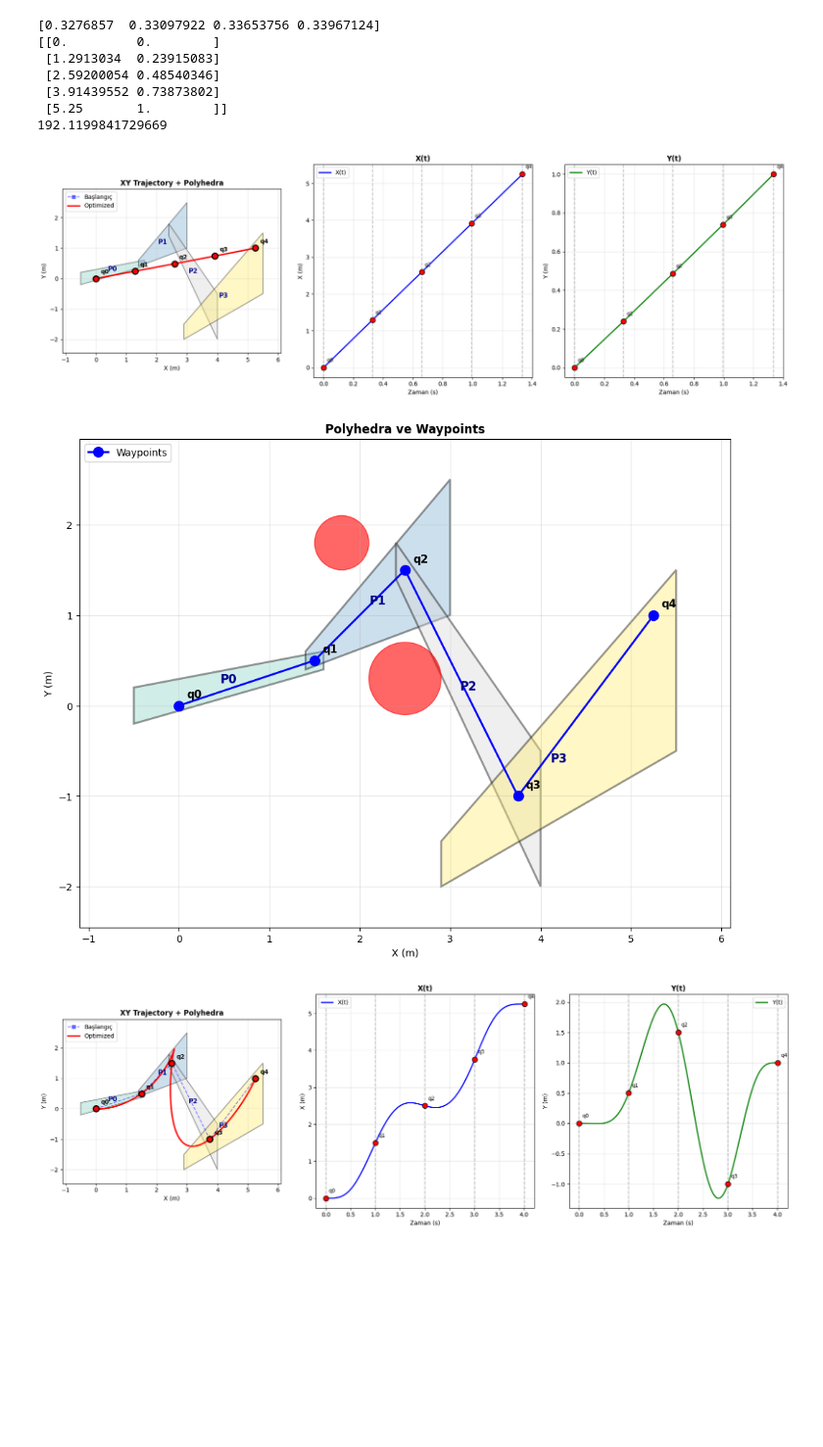
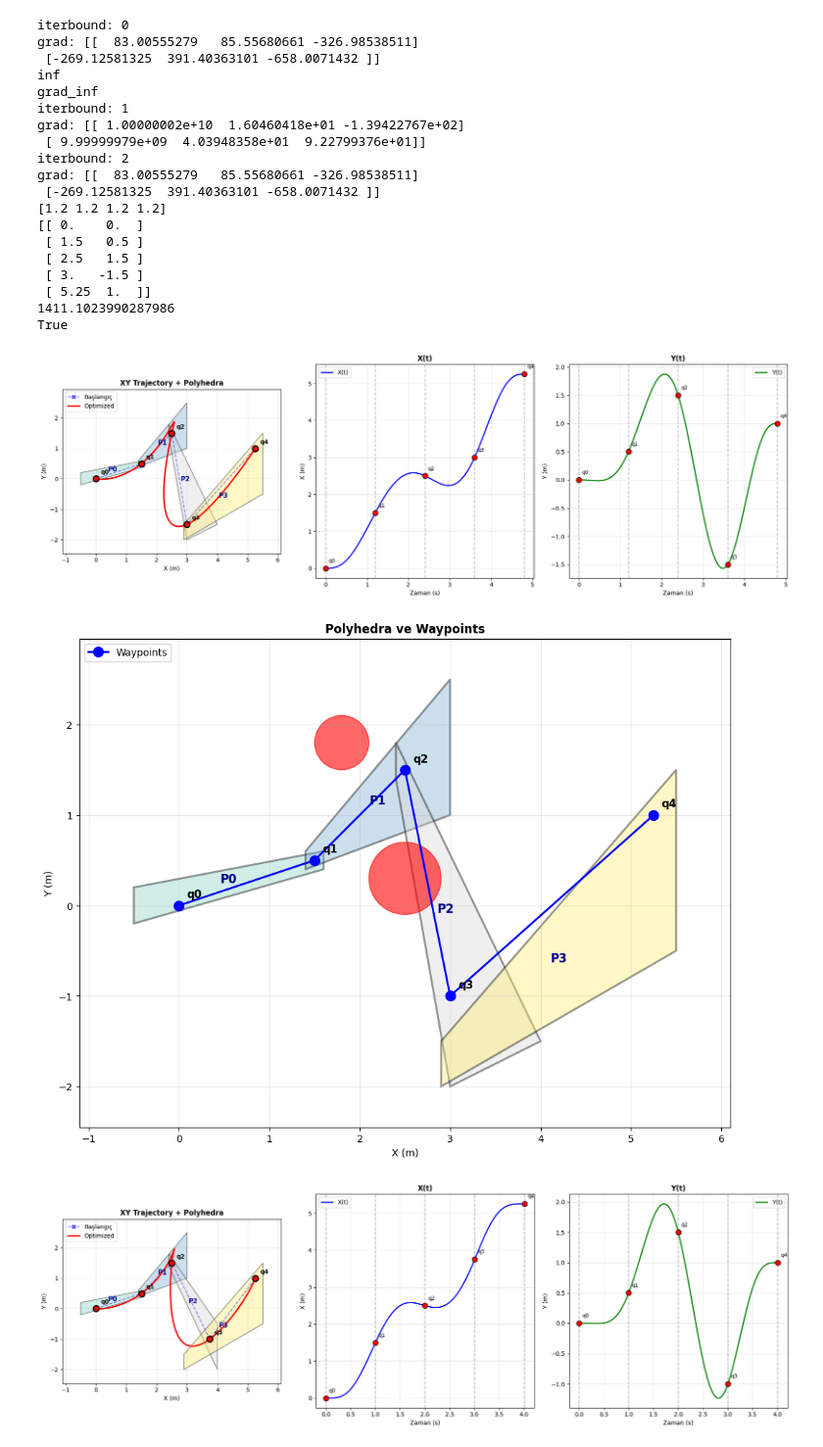
Before and after one commit to DemirDorukDilek/DDoP, a Jupyter notebook: Welcome_To_Colab (4).ipynb, the cells around one changed output. Shown at 98% size. Cells and saved outputs as stored; diff of their text form; code cells hidden in the pictures; blank space fills up the shorter version.

```diff
--- a/Welcome_To_Colab (4).ipynb
+++ b/Welcome_To_Colab (4).ipynb
@@ -42,7 +42,9 @@ class DDoPnD:
         self.v_max = 4.0
         self.a_max = 5.0
 
-        self.pakka = 0.5
+        self.pakka = 1.0
+
+        self.iter = 0
 
     def _unpack(self,x):
         idx = 0
@@ -204,7 +206,7 @@ class DDoPnD:
         for i in range(1,self.M):
             J_D_v += self.g(np.sum(np.power(self._compute_V(i),2))-np.power(self.v_max,2))
             J_D_a += self.g(np.sum(np.power(self._compute_a(i),2))-np.power(self.a_max,2))
-        return self.rho_t*J_D_t + self.rho_v*J_D_v + self.rho_a
+        return self.rho_t*J_D_t + self.rho_v*J_D_v + self.rho_a*J_D_a
 
     def grad_J_D(self):
         grad_T = np.zeros(self.M)
@@ -230,9 +232,10 @@ class DDoPnD:
                 A_j,b_j = self.polyhedra[j]
                 slack = b_j - A_j @ q_i
                 if np.any((slack)<=0):
+                    print("inf")
                     return float("inf")
 
-                J_F = self.pakka * np.sum(np.log(slack))
+                J_F -= self.pakka * np.sum(np.log(slack))
         return J_F
 
     def grad_J_F(self):
@@ -244,9 +247,10 @@ class DDoPnD:
                 A_j,b_j = self.polyhedra[j]
                 slack = b_j - A_j @ q_i
                 if np.any((slack)<=0):
+                    print("grad_inf")
                     grad_q_i += 1e10*np.ones(self.dim)
                 else:
-                    grad_q_i +=  self.pakka * A_j.T @ (1.0/slack)
+                    grad_q_i +=  self.pakka * (A_j.T @ (1.0/slack))
             grad_q[:,i-1] = grad_q_i
         return grad_q
 
@@ -264,7 +268,7 @@ class DDoPnD:
             cost+= opt.J(np.array([]))
 
         cost += self.J_D()
-        # cost += self.J_F()
+        cost += self.J_F()
         return float(cost)
 
     def grad(self, x):
@@ -282,13 +286,16 @@ class DDoPnD:
         grad_T += grad_J_D_T
         grad_q += grad_J_D_q
 
-        # grad_q += self.grad_J_F()
+        grad_q += self.grad_J_F()
         grad = []
         if not self.fix_times:
             grad.extend(grad_T)
         if not self.fix_waypoints:
             for d in range(self.dim):
                 grad.extend(grad_q[d])
+        print("iterbound:", self.iter)
+        print("grad:", grad_q)
+        self.iter+=1
         return np.array(grad)
 
     def run(self):
@@ -322,7 +329,7 @@ waypoints = [
     np.array((0, 0)), # q₀: Başlangıç
     np.array((1.5, 0.5)), # q₁: İlk dönüş
     np.array((2.5, 1.5)), # q₂: Engeli geç
-    np.array((3.75, -1)), # q₃: İkinci dönüş
+    np.array((3.0, -1.5)), # q₃: İkinci dönüş
     np.array((5.25, 1.0)), # q₄: Bitiş
 ]
 
@@ -347,47 +354,59 @@ polygons = [
     # P₂: Engel üstü bölge
     [
         (2.4, 1.4),
-        (4.0, -2),
-        (4.0, -0.5),
+        (3.0, -2),
+        (4.0, -1.5),
         (2.4, 1.8)
     ],
 
     # P₃: Bitiş bölgesi
     [
         (2.9, -2),
         (5.5, -0.5),
         (5.5, 1.5),
         (2.9, -1.5)
     ],
 ]
 
 # Engeller (sadece görselleştirme için)
 obstacles = [
     {'center': (2.5, 0.3), 'radius': 0.4},
     {'center': (1.8, 1.8), 'radius': 0.3},
 ]
 
 
 opt_waypoint = list(map(np.array,waypoints))
 polyhedra = list(map(polygon_to_polyhedron,polygons))
-opt = DDoPnD([1.0]*(len(waypoints)-1),opt_waypoint,polyhedra,False,False,1)
+opt = DDoPnD([1.2]*(len(waypoints)-1),opt_waypoint,polyhedra,False,False,3)
 T,way,C = opt.run()
 print(T)
 print(way)
 print(C)
-
+print((way==opt_waypoint).all())
 ww =[np.array(dim) for dim in zip(*way)]
-plot_trajectory_result(opt, polyhedra, way, [])
+plot_trajectory_result(opt, polyhedra, opt_waypoint, [])
 # visualize_trajectory_2d(opt,T,*ww)
 # %% [output]
-[0.3276857  0.33097922 0.33653756 0.33967124]
-[[0.         0.        ]
- [1.2913034  0.23915083]
- [2.59200054 0.48540346]
- [3.91439552 0.73873802]
- [5.25       1.        ]]
-192.1199841729669
+iterbound: 0
+grad: [[  83.00555279   85.55680661 -326.98538511]
+ [-269.12581325  391.40363101 -658.0071432 ]]
+inf
+grad_inf
+iterbound: 1
+grad: [[ 1.00000002e+10  1.60460418e+01 -1.39422767e+02]
+ [ 9.99999979e+09  4.03948358e+01  9.22799376e+01]]
+iterbound: 2
+grad: [[  83.00555279   85.55680661 -326.98538511]
+ [-269.12581325  391.40363101 -658.0071432 ]]
+[1.2 1.2 1.2 1.2]
+[[ 0.    0.  ]
+ [ 1.5   0.5 ]
+ [ 2.5   1.5 ]
+ [ 3.   -1.5 ]
+ [ 5.25  1.  ]]
+1411.1023990287986
+True
-[figure, old version]
+[figure, new version]
 # %%
 def plot_polyhedra_and_waypoints(polyhedra, waypoints, obstacles=None):
     """
@@ -477,7 +496,7 @@ def plot_polyhedra_and_waypoints(polyhedra, waypoints, obstacles=None):
 # Çiz
 plot_polyhedra_and_waypoints(polyhedra, waypoints, obstacles)
 # %% [output]
-[figure, old version]
+[figure, new version]
 # %%
 def plot_trajectory_result(opt, polyhedra, waypoints_init, obstacles=None):
     """
```
